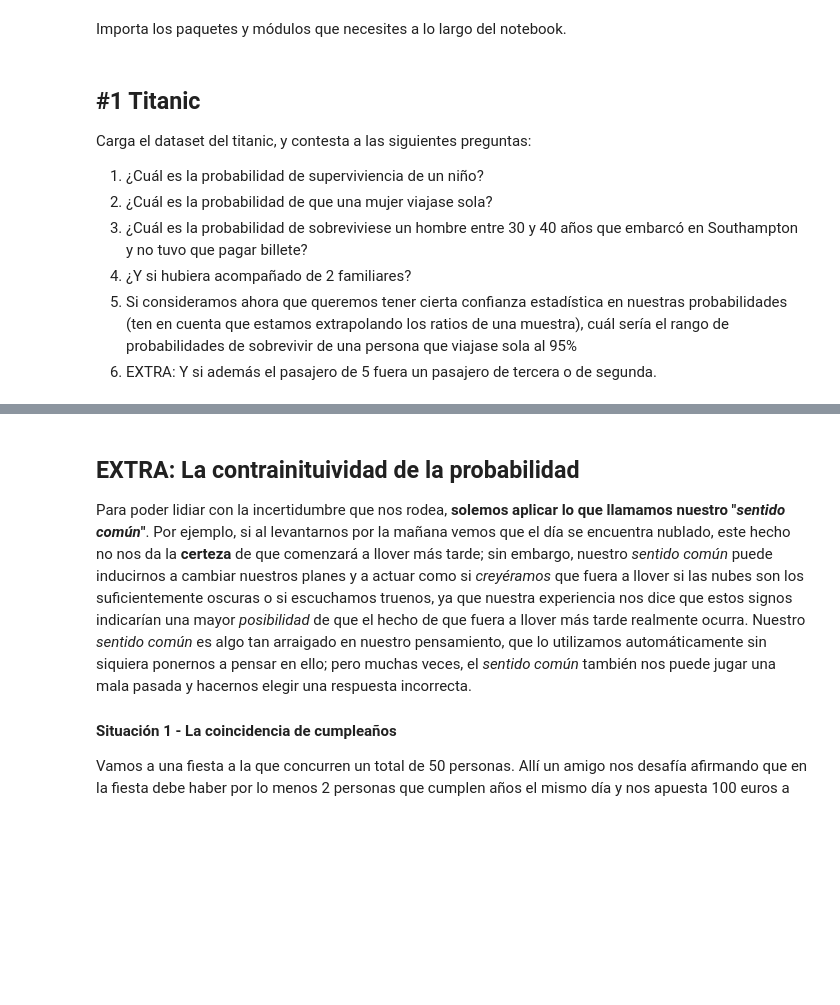
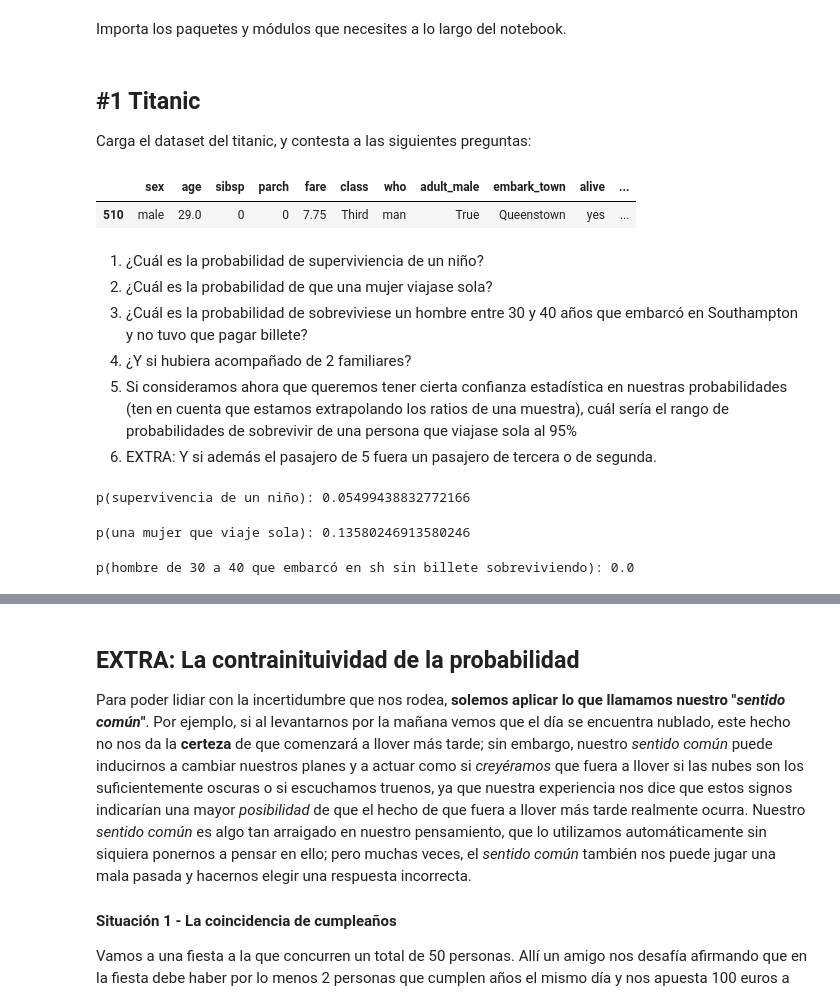
Before and after one commit to njisly/online_ds_thebridge_Nur, a Jupyter notebook: ejercicios/04_Machine_Learning/Sprint_11/Unidad_01/Practica_Obligatoria/18_Practica_Obligatoria_Estadistica_Inferencial.ipynb, the cells around one changed output, grey strips where cells are left out. Cells and saved outputs as stored; diff of their text form; code cells hidden in the pictures; blank space fills up the shorter version.

```diff
--- a/ejercicios/04_Machine_Learning/Sprint_11/Unidad_01/Practica_Obligatoria/18_Practica_Obligatoria_Estadistica_Inferencial.ipynb
+++ b/ejercicios/04_Machine_Learning/Sprint_11/Unidad_01/Practica_Obligatoria/18_Practica_Obligatoria_Estadistica_Inferencial.ipynb
@@ -14,7 +18,14 @@ Importa los paquetes y módulos que necesites a lo largo del notebook.
+# %% [markdown]
+## #1 Titanic
+
+Carga el dataset del titanic, y contesta a las siguientes preguntas:
+# %%
+df_titanic = pd.read_csv("./data/titanic.csv")
+df_titanic.sample()
+# %% [output]
+|  | sex | age | sibsp | parch | fare | class | who | adult_male | embark_town | alive | ... |
+| 510 | male | 29.0 | 0 | 0 | 7.75 | Third | man | True | Queenstown | yes | ... |
 # %% [markdown]
-## #1 Titanic
-
-Carga el dataset del titanic, y contesta a las siguientes preguntas:
 
 1. ¿Cuál es la probabilidad de superviviencia de un niño?
 2. ¿Cuál es la probabilidad de que una mujer viajase sola?
@@ -22,3 +33,39 @@ Carga el dataset del titanic, y contesta a las siguientes preguntas:
 4. ¿Y si hubiera acompañado de 2 familiares?
 5. Si consideramos ahora que queremos tener cierta confianza estadística en nuestras probabilidades (ten en cuenta que estamos extrapolando los ratios de una muestra), cuál sería el rango de probabilidades de sobrevivir de una persona que viajase sola al 95%
 7. EXTRA: Y si además el pasajero de 5 fuera un pasajero de tercera o de segunda.
+# %%
+# 1. ¿Cuál es la probabilidad de superviviencia de un niño?
+
+a = df_titanic.who == "child"
+b = df_titanic.alive == "yes"
+
+fav = len(df_titanic[a & b])
+p = fav / len(df_titanic)
+print(f"p(supervivencia de un niño): {p}")
+# %% [output]
+p(supervivencia de un niño): 0.05499438832772166
+# %%
+# 2. ¿Cuál es la probabilidad de que una mujer viajase sola?
+a = df_titanic.who == "woman"
+b = df_titanic.alone == True
+
+fav = len(df_titanic[a & b])
+p = fav / len(a)
+print(f"p(una mujer que viaje sola): {p}")
+# %% [output]
+p(una mujer que viaje sola): 0.13580246913580246
+# %%
+# 3. ¿Cuál es la probabilidad de sobreviviese un hombre entre 30 y 40 años que embarcó en Southampton y no tuvo que pagar billete?
+hombre = df_titanic.who == "man"
+edad = (df_titanic.age > 30) & (df_titanic.age <= 40)
+ciudad = df_titanic.embark_town == "Southampton"
+billete = df_titanic.fare == 0
+cond = hombre & edad & ciudad & billete
+
+alive = df_titanic.alive == "yes"
+
+fav = len(df_titanic[alive & cond])
+p = fav / len(df_titanic[cond])
+print(f"p(hombre de 30 a 40 que embarcó en sh sin billete sobreviviendo): {p}")
+# %% [output]
+p(hombre de 30 a 40 que embarcó en sh sin billete sobreviviendo): 0.0
```
Also changed, not shown: parts of 10 cells of this notebook.
